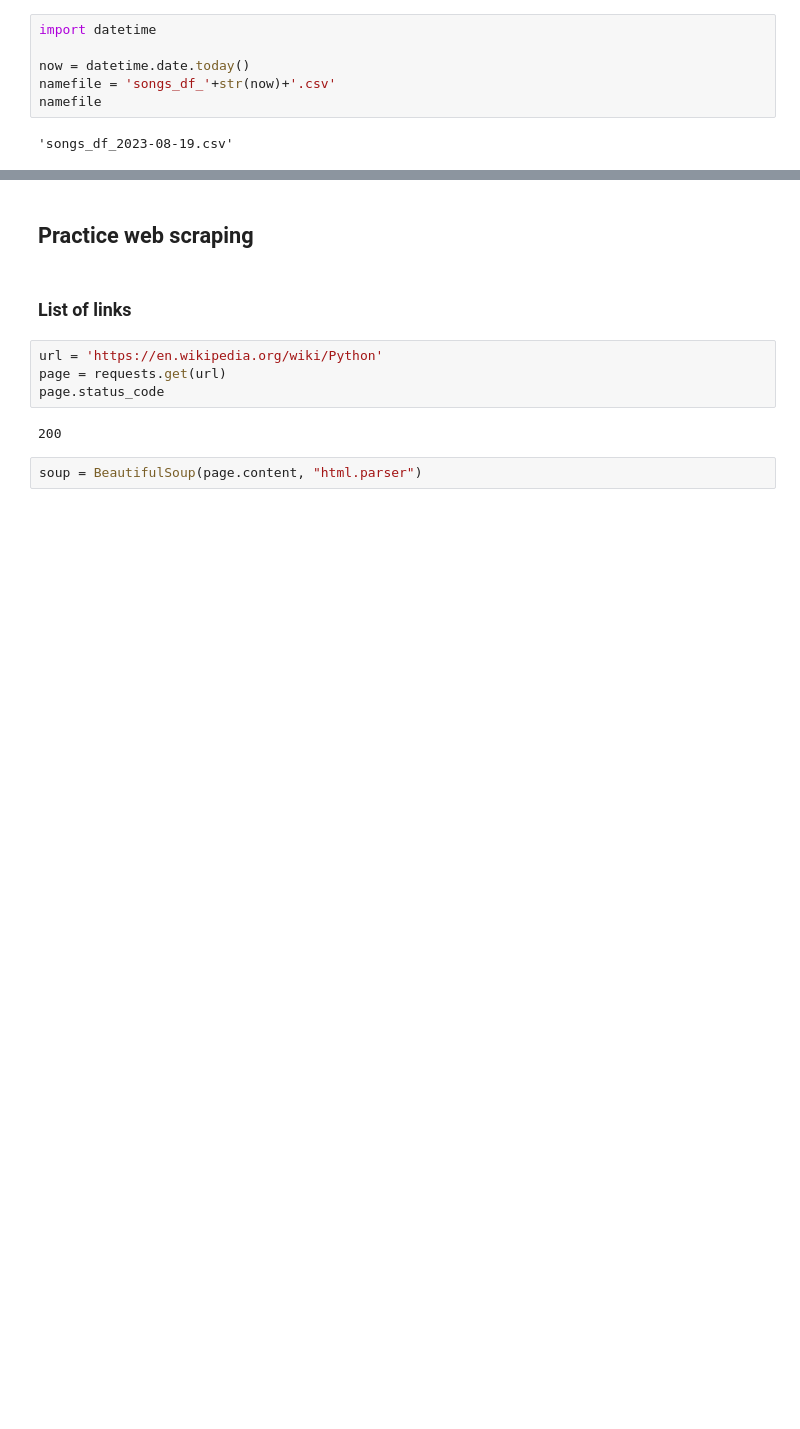
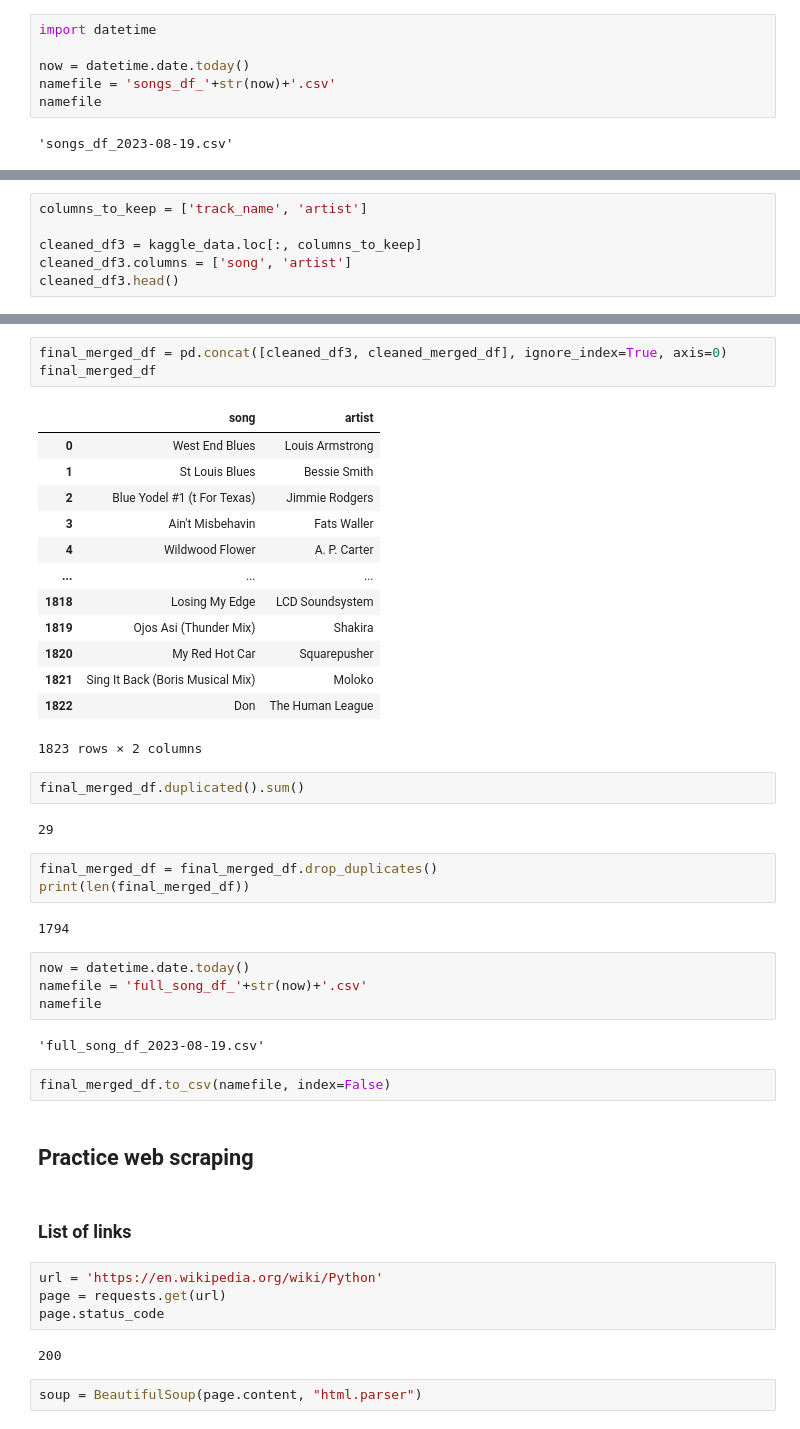
Before and after one commit to RetCast/56_lab-web-scraping-multiple-pages, a Jupyter notebook: web-scraping-multiple-pages.ipynb, the cells around one changed output, grey strips where cells are left out. Saved outputs shown, nothing was run; the diff lists cells and outputs as text; blank space fills up the shorter version.

```diff
--- a/web-scraping-multiple-pages.ipynb
+++ b/web-scraping-multiple-pages.ipynb
@@ -509,0 +526,6 @@ merged_df.to_csv(namefile, index=False)
+# %%
+columns_to_keep = ['track_name', 'artist']
+
+cleaned_df3 = kaggle_data.loc[:, columns_to_keep]
+cleaned_df3.columns = ['song', 'artist']
+cleaned_df3.head()
@@ -510,3 +539,37 @@ merged_df.to_csv(namefile, index=False)
+# %%
+final_merged_df = pd.concat([cleaned_df3, cleaned_merged_df], ignore_index=True, axis=0)
+final_merged_df
+# %% [output]
+|  | song | artist |
+| 0 | West End Blues | Louis Armstrong |
+| 1 | St Louis Blues | Bessie Smith |
+| 2 | Blue Yodel #1 (t For Texas) | Jimmie Rodgers |
+| 3 | Ain't Misbehavin | Fats Waller |
+| 4 | Wildwood Flower | A. P. Carter |
+| ... | ... | ... |
+| 1818 | Losing My Edge | LCD Soundsystem |
+| 1819 | Ojos Asi (Thunder Mix) | Shakira |
+| 1820 | My Red Hot Car | Squarepusher |
+| 1821 | Sing It Back (Boris Musical Mix) | Moloko |
+| 1822 | Don | The Human League |
+1823 rows × 2 columns
+# %%
+final_merged_df.duplicated().sum()
+# %% [output]
+29
+# %%
+final_merged_df = final_merged_df.drop_duplicates()
+print(len(final_merged_df))
+# %% [output]
+1794
+# %%
+now = datetime.date.today()
+namefile = 'full_song_df_'+str(now)+'.csv'
+namefile
+# %% [output]
+'full_song_df_2023-08-19.csv'
+# %%
+final_merged_df.to_csv(namefile, index=False)
 # %% [markdown]
 ## Practice web scraping
 # %% [markdown]
```
Also changed, not shown: parts of 12 cells of this notebook.
